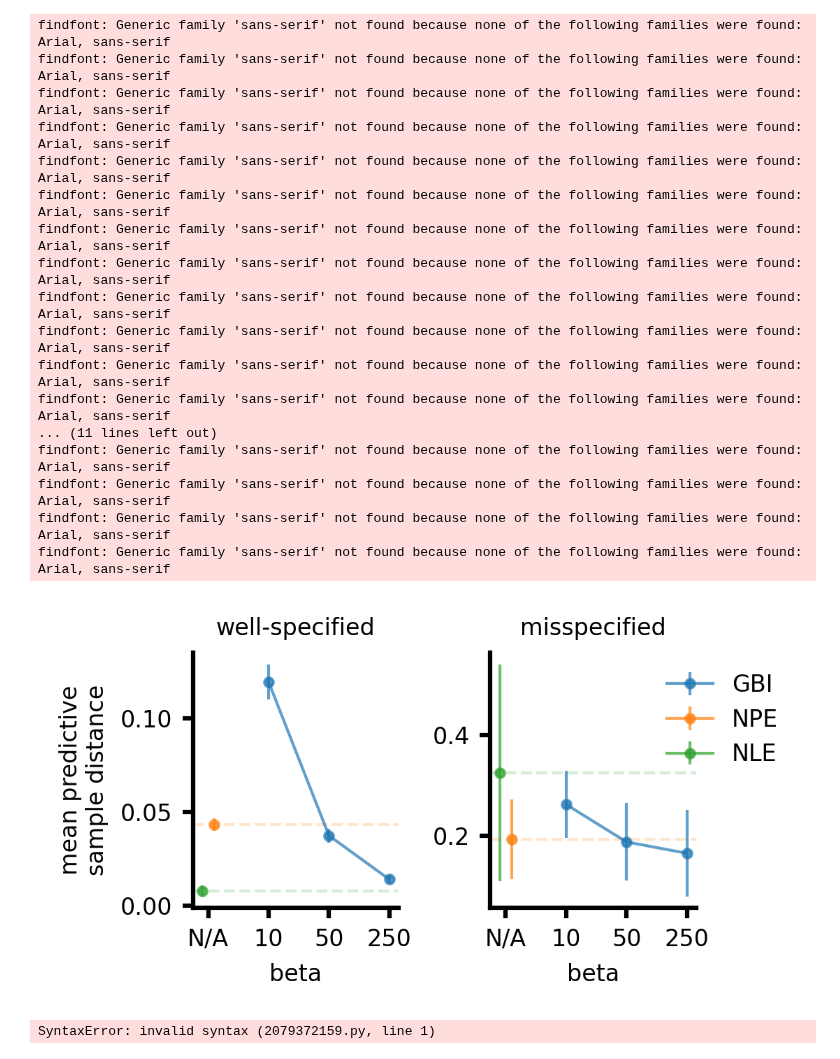
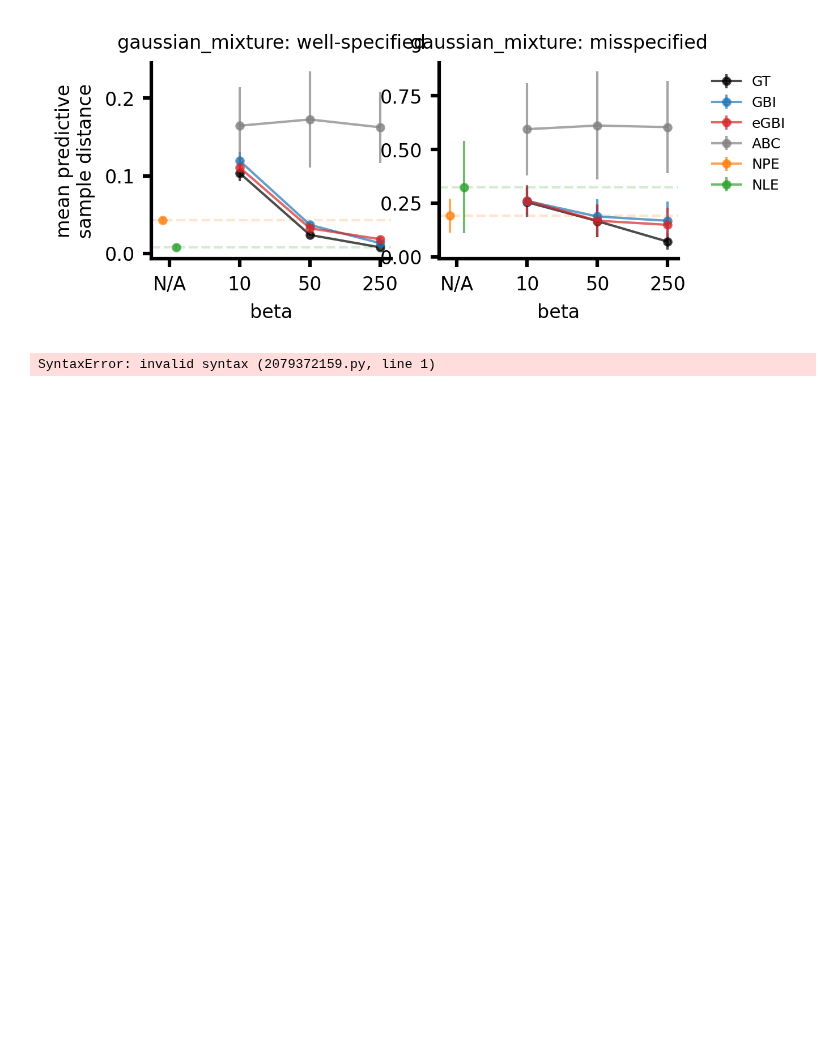
Before and after one commit to mackelab/neuralgbi, a Jupyter notebook: dev_notebook/run_comparisons.ipynb, the cells around one changed output. Drawn from its saved outputs; the diff is of its cells as text; code cells hidden in the pictures; blank space fills up the shorter version.

```diff
--- a/dev_notebook/run_comparisons.ipynb
+++ b/dev_notebook/run_comparisons.ipynb
@@ -110,54 +118,37 @@ for i_g, (group_alg, rows_alg) in enumerate(df_summaries.groupby('algorithm')):
 # %%
-C_DICT = {'GT':'k', 'GBI':'C0', 'NPE':'C1', 'NLE':'C2'}
+C_DICT = {'GT':'k', 'GBI':'C0', 'eGBI':'C3', 'ABC':'gray', 'NPE':'C1', 'NLE':'C2'}
 metric_to_plot = 'dist_samples_mean'
 df_collapsed = df_summaries.groupby(['algorithm','beta','xo_specified']).describe()[metric_to_plot]
 with mpl.rc_context(fname="../.matplotlibrc"):
-    plt.figure(figsize=(4,2), dpi=300)
-    for i_a, alg in enumerate(['GBI', 'NPE', 'NLE']):
+    plt.figure(figsize=(4,1.5), dpi=300)
+    for i_a, alg in enumerate(C_DICT.keys()):
         for i_s, is_specified in enumerate(['specified', 'misspecified']):
             df_cur = df_collapsed.loc[alg, :, is_specified]
             plt.subplot(1,2,i_s+1)
-            if alg in ['GT', 'GBI']:
+            if alg in ['GT', 'GBI', 'eGBI', 'ABC']:
                 plt.errorbar(range(len(df_cur['mean'])), df_cur['mean'].values, yerr=df_cur['std'].values, fmt='-o', color=C_DICT[alg],label=alg, lw=1, alpha=0.7)
             elif alg in ['NLE', 'NPE']:
                 plt.errorbar(-1+((i_a%2)-0.5)*0.2, df_cur['mean'].values, yerr=df_cur['std'].values, fmt='-o', color=C_DICT[alg], label=alg, lw=1, alpha=0.7)
-                plt.axhline(df_cur['mean'].values, color=f'C{i_a}', ls='--', alpha=0.2, lw=1)
+                plt.axhline(df_cur['mean'].values, color=C_DICT[alg], ls='--', alpha=0.2, lw=1)
                 # plt.fill_between([-1,3], df_cur['mean'].values+df_cur['std'].values, df_cur['mean'].values-df_cur['std'].values, alpha=0.1, color=f'C{i_a}')
 
             # plt.xlim([-0.25,2.25])
 
             plt.xticks([-1,0,1,2], ['N/A']+list(df_collapsed.loc['GBI',:,'specified'].index.values.astype(int)))
             plt.xlabel('beta');
             if i_s==0: plt.ylabel('mean predictive\nsample distance')
-            plt.title('well-specified' if i_s==0 else 'misspecified')
+            plt.title(f'{task_name}: ' + ('well-specified' if i_s==0 else 'misspecified'))
             # plt.yscale('log')
 
-            if i_a==3: plt.ylim(0, None)
+            # if i_a==3: plt.ylim(0, None)
 
     # plt.subplot(1,2,2)
-        plt.legend(frameon=False, loc='upper right', bbox_to_anchor=(1.5,1))
+        plt.legend(frameon=False, loc='upper right', bbox_to_anchor=(1.5,1), fontsize=6)
     #put legend outside of plot
     # plt.legend(frameon=True, loc='upper right', bbox_to_anchor=(1.2,1))
-    plt.tight_layout()
+    # plt.tight_layout()
 # %% [output]
-findfont: Generic family 'sans-serif' not found because none of the following families were found: Arial, sans-serif
-findfont: Generic family 'sans-serif' not found because none of the following families were found: Arial, sans-serif
-findfont: Generic family 'sans-serif' not found because none of the following families were found: Arial, sans-serif
-findfont: Generic family 'sans-serif' not found because none of the following families were found: Arial, sans-serif
-findfont: Generic family 'sans-serif' not found because none of the following families were found: Arial, sans-serif
-findfont: Generic family 'sans-serif' not found because none of the following families were found: Arial, sans-serif
-findfont: Generic family 'sans-serif' not found because none of the following families were found: Arial, sans-serif
-findfont: Generic family 'sans-serif' not found because none of the following families were found: Arial, sans-serif
-findfont: Generic family 'sans-serif' not found because none of the following families were found: Arial, sans-serif
-findfont: Generic family 'sans-serif' not found because none of the following families were found: Arial, sans-serif
-findfont: Generic family 'sans-serif' not found because none of the following families were found: Arial, sans-serif
-findfont: Generic family 'sans-serif' not found because none of the following families were found: Arial, sans-serif
-... (11 lines left out)
-findfont: Generic family 'sans-serif' not found because none of the following families were found: Arial, sans-serif
-findfont: Generic family 'sans-serif' not found because none of the following families were found: Arial, sans-serif
-findfont: Generic family 'sans-serif' not found because none of the following families were found: Arial, sans-serif
-findfont: Generic family 'sans-serif' not found because none of the following families were found: Arial, sans-serif
-[figure, old version]
+[figure, new version]
 # %%
 plt.legend()??
 # %% [output]
```
Also changed, not shown: parts of 3 cells of this notebook, 6 other files.
